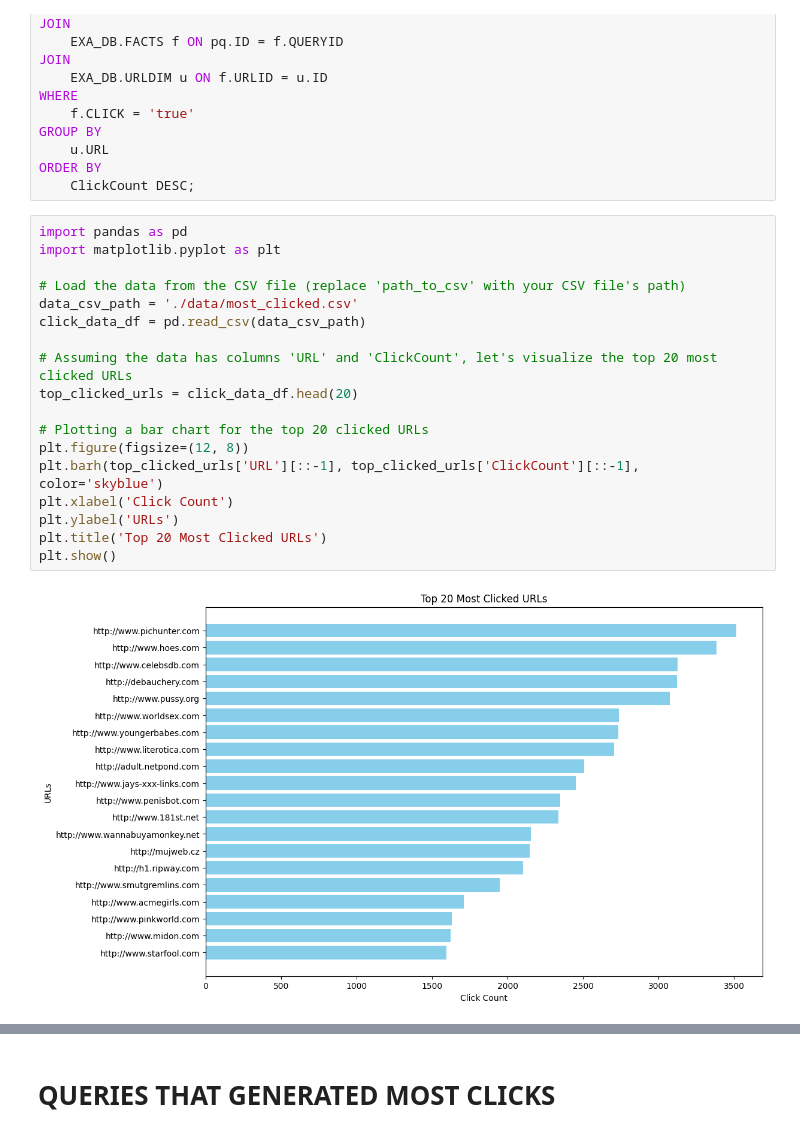
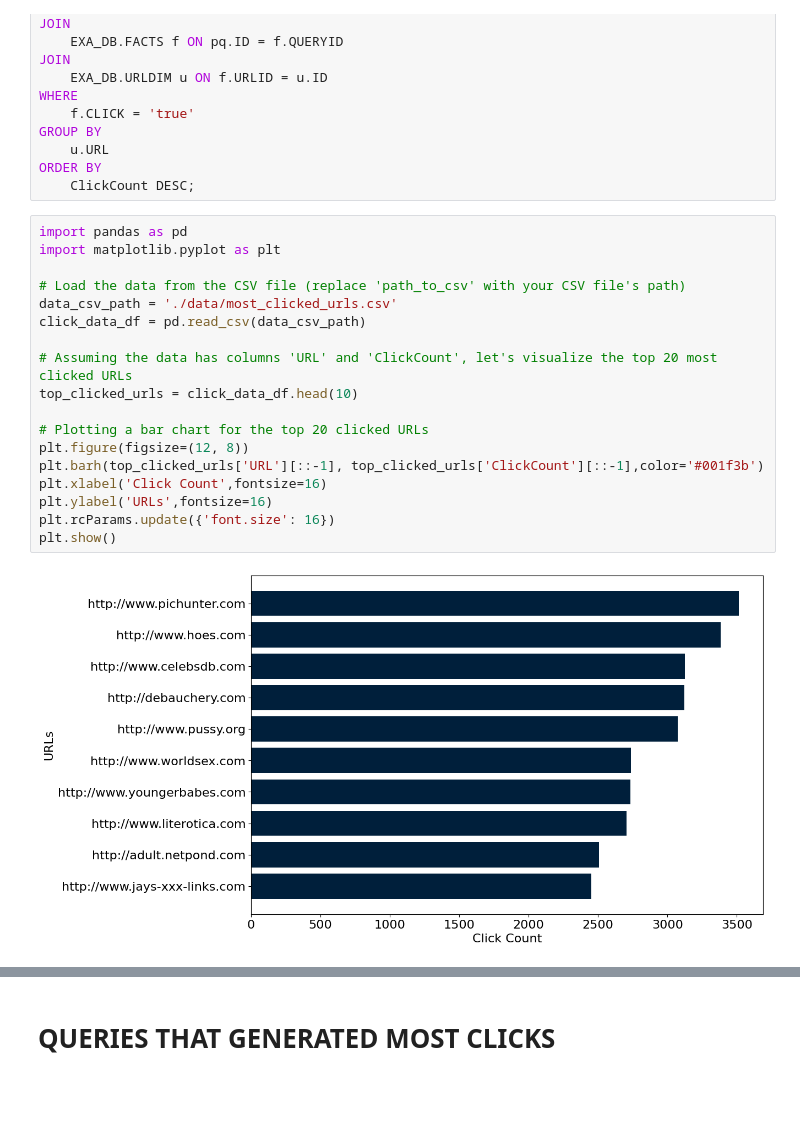
Before and after one commit to tkBischoff/BuisnessIntelligence, a Jupyter notebook: overalltrends.ipynb, the cells around one changed output, grey strips where cells are left out. Saved outputs shown, nothing was run; the diff lists cells and outputs as text; blank space fills up the shorter version.

```diff
--- a/overalltrends.ipynb
+++ b/overalltrends.ipynb
@@ -262,23 +242,23 @@ ORDER BY
 # %%
 import pandas as pd
 import matplotlib.pyplot as plt
 
 # Load the data from the CSV file (replace 'path_to_csv' with your CSV file's path)
-data_csv_path = './data/most_clicked.csv'
+data_csv_path = './data/most_clicked_urls.csv'
 click_data_df = pd.read_csv(data_csv_path)
 
 # Assuming the data has columns 'URL' and 'ClickCount', let's visualize the top 20 most clicked URLs
-top_clicked_urls = click_data_df.head(20)
+top_clicked_urls = click_data_df.head(10)
 
 # Plotting a bar chart for the top 20 clicked URLs
 plt.figure(figsize=(12, 8))
-plt.barh(top_clicked_urls['URL'][::-1], top_clicked_urls['ClickCount'][::-1], color='skyblue')
-plt.xlabel('Click Count')
-plt.ylabel('URLs')
-plt.title('Top 20 Most Clicked URLs')
+plt.barh(top_clicked_urls['URL'][::-1], top_clicked_urls['ClickCount'][::-1],color='#001f3b')
+plt.xlabel('Click Count',fontsize=16)
+plt.ylabel('URLs',fontsize=16)
+plt.rcParams.update({'font.size': 16})
 plt.show()
 # %% [output]
-[figure, old version]
+[figure, new version]
 # %%
 top_clicked_urls = click_data_df.head(10)
 plt.figure(figsize=(12, 8))
```
Also changed, not shown: parts of 8 cells of this notebook, 6 other files.
